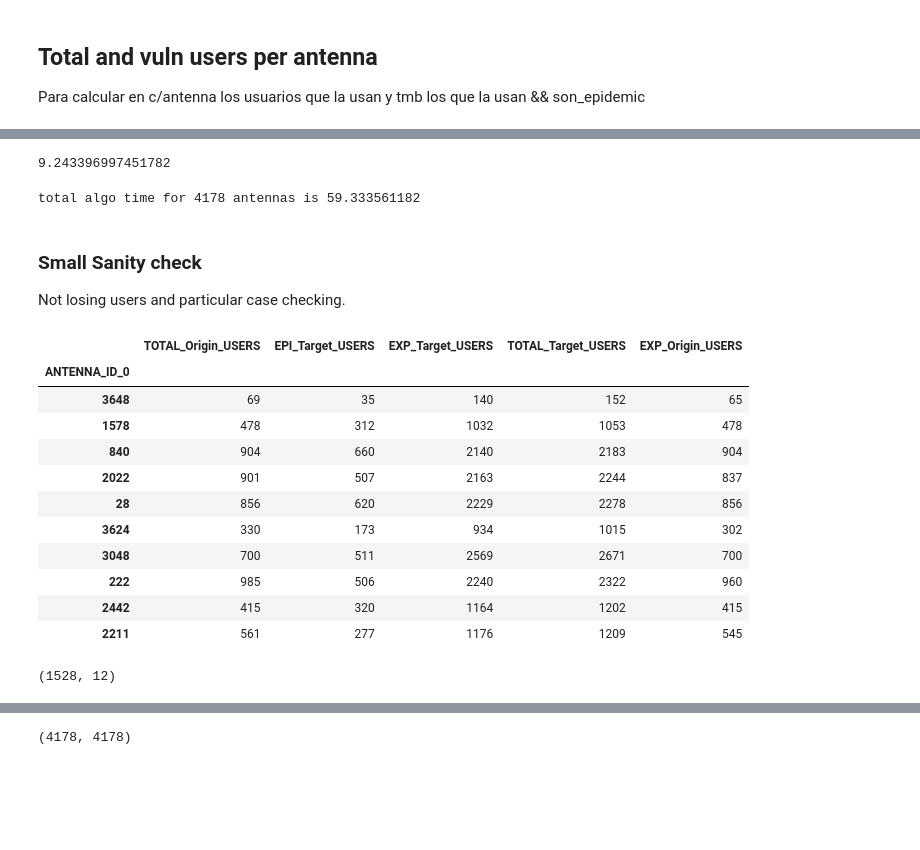
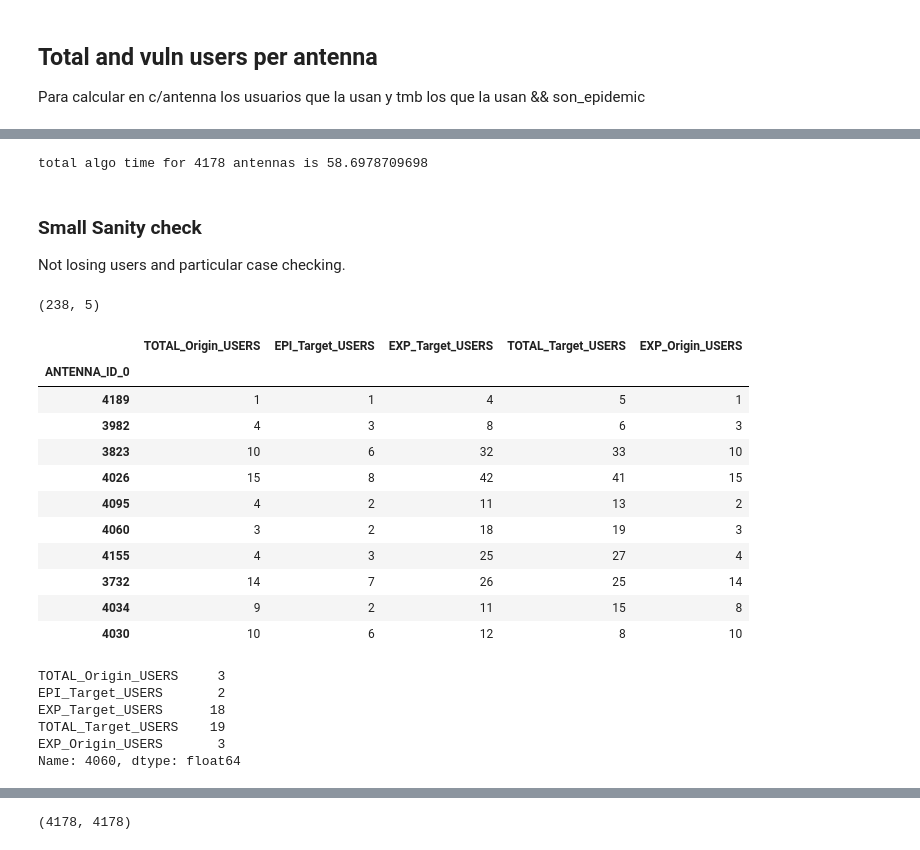
Before and after one commit to jdemonasterio/Tesis, a Jupyter notebook: Sum_Links attribute extraction.ipynb, the cells around one changed output, grey strips where cells are left out. Drawn from its saved outputs; the diff is of its cells as text; code cells hidden in the pictures; blank space fills up the shorter version.

```diff
--- a/Sum_Links attribute extraction.ipynb
+++ b/Sum_Links attribute extraction.ipynb
@@ -239,13 +230,14 @@ table = pd.read_csv( "/home/juan/mobility-study/preoutput_sum_links.txt.gz",
                                 #          'TimeWeekDaylight':np.uint16,'TimeWeekNight':np.uint16,'TimeWeekend':np.uint16}
                                 )
 
-cols = [col for col in table.columns if not('Line' in col or 'ANTENNA' in col) ]
+cols = [col for col in table.columns if not('Line' in col) ]
 #levanto todo en float, lo paso a int (excepto los hashes)
 table[cols] = table[cols].astype(int)
 # %%
 #agrego la info de epidemicidad de los targets.
 table = table.join(user_epidemic[['EPIDEMIC','ANTENNA_ID_0']], on='LineKeyOrigin',how='left',rsuffix='_Origin')
 table = table.join(user_epidemic[['EPIDEMIC','ANTENNA_ID_0']], on='LineKeyTarget',how='left',rsuffix='_Target')
+table.rename(columns={'EPIDEMIC':"EPIDEMIC_Origin"},inplace=True)
 #del user_epidemic
 # %%
 table.head()
@@ -517,11 +528,3 @@ ant_pair.head()
-# %%
-start_time = time.time()
-total_ant_users2 = ant_pair[ant_pair['ANTENNA_ID_0']!=ant_pair['ANTENNA_ID_0_Target']]\
-                .groupby(['ANTENNA_ID_0']).LineKeyTarget.nunique()
-
-time.time() - start_time
-# %% [output]
-9.243396997451782
 # %%
 start_time = time.time()
 
@@ -590,27 +593,36 @@ total_ant_users = total_ant_users[["TOTAL_Origin_USERS",
 elapsed_time = time.time()-start_time
 print("total algo time for {n} antennas is {t}".format(n=(len(total_ant_users)), t= elapsed_time))
 # %% [output]
-total algo time for 4178 antennas is 59.333561182
+total algo time for 4178 antennas is 58.6978709698
 # %% [markdown]
 ### Small Sanity check
 Not losing users and particular case checking.
+# %%
+total_ant_users[total_ant_users['TOTAL_Origin_USERS']<20].shape
+# %% [output]
+(238, 5)
 # %%
-total_ant_users.sample(10)
+total_ant_users[total_ant_users['TOTAL_Origin_USERS']<20].sample(10)
 # %% [output]
 |  | TOTAL_Origin_USERS | EPI_Target_USERS | EXP_Target_USERS | TOTAL_Target_USERS | EXP_Origin_USERS |
 | ANTENNA_ID_0 |  |  |  |  |  |
-| 3648 | 69 | 35 | 140 | 152 | 65 |
-| 1578 | 478 | 312 | 1032 | 1053 | 478 |
-| 840 | 904 | 660 | 2140 | 2183 | 904 |
-| 2022 | 901 | 507 | 2163 | 2244 | 837 |
-| 28 | 856 | 620 | 2229 | 2278 | 856 |
-| 3624 | 330 | 173 | 934 | 1015 | 302 |
-| 3048 | 700 | 511 | 2569 | 2671 | 700 |
-| 222 | 985 | 506 | 2240 | 2322 | 960 |
-| 2442 | 415 | 320 | 1164 | 1202 | 415 |
-| 2211 | 561 | 277 | 1176 | 1209 | 545 |
+| 4189 | 1 | 1 | 4 | 5 | 1 |
+| 3982 | 4 | 3 | 8 | 6 | 3 |
+| 3823 | 10 | 6 | 32 | 33 | 10 |
+| 4026 | 15 | 8 | 42 | 41 | 15 |
+| 4095 | 4 | 2 | 11 | 13 | 2 |
+| 4060 | 3 | 2 | 18 | 19 | 3 |
+| 4155 | 4 | 3 | 25 | 27 | 4 |
+| 3732 | 14 | 7 | 26 | 25 | 14 |
+| 4034 | 9 | 2 | 11 | 15 | 8 |
+| 4030 | 10 | 6 | 12 | 8 | 10 |
-# %%
-ant = 1490
-table[ (table['ANTENNA_ID_0']== ant) | (table['ANTENNA_ID_0_Target']== ant) ].shape
-# %% [output]
-(1528, 12)
+# %%
+ant = 4060
+total_ant_users.loc[ant,:]
+# %% [output]
+TOTAL_Origin_USERS     3
+EPI_Target_USERS       2
+EXP_Target_USERS      18
+TOTAL_Target_USERS    19
+EXP_Origin_USERS       3
+Name: 4060, dtype: float64
```
Also changed, not shown: parts of 106 cells of this notebook, 1 other file.
